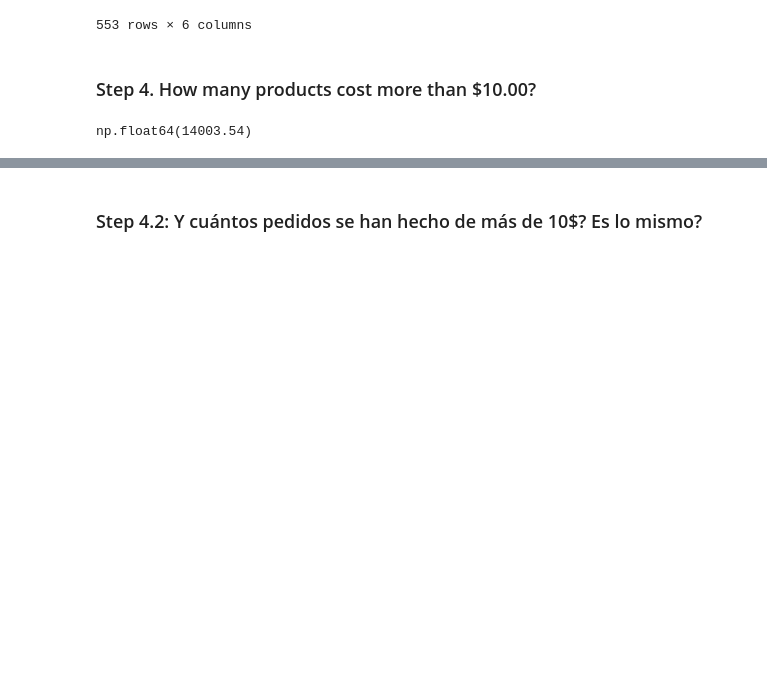
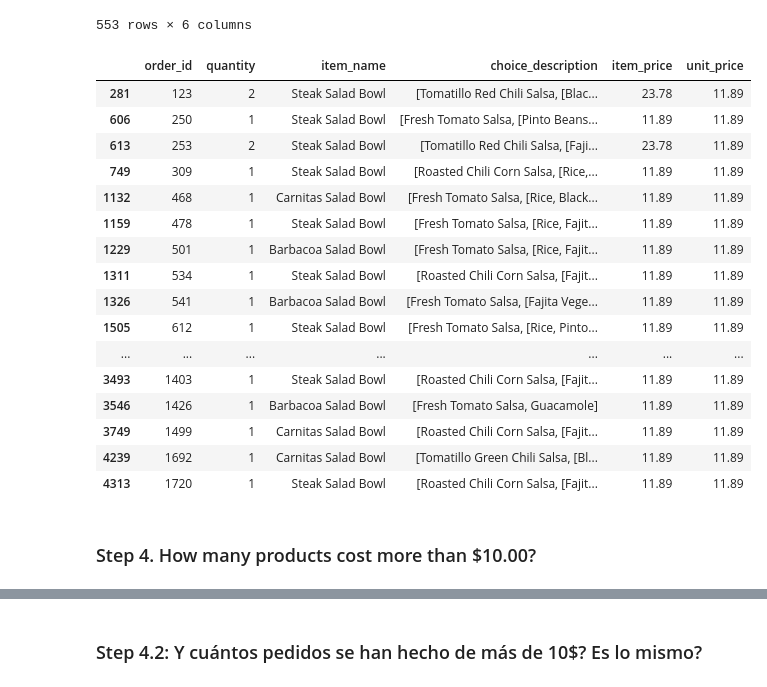
Before and after one commit to NagoreZuri/2503_dsft_thebridge_nagore, a Jupyter notebook: 2-Data_Analysis/2-Pandas/Practica/1-Chipotle/Chipotle.ipynb, the cells around one changed output, grey strips where cells are left out. Cells and saved outputs as stored; diff of their text form; code cells hidden in the pictures; blank space fills up the shorter version.

```diff
--- a/2-Data_Analysis/2-Pandas/Practica/1-Chipotle/Chipotle.ipynb
+++ b/2-Data_Analysis/2-Pandas/Practica/1-Chipotle/Chipotle.ipynb
@@ -248,5 +352,26 @@ chipo[chipo["item_name"]=="Chicken Burrito"]
 | 4566 | 1816 | 1 | Chicken Burrito | [Roasted Chili Corn Salsa, [Pinto... | 8.75 | 8.75 |
 | 4569 | 1817 | 1 | Chicken Burrito | [Fresh Tomato Salsa, [Fajita Vege... | 8.75 | 8.75 |
 553 rows × 6 columns
+# %%
+chipo[chipo["unit_price"] == chipo["unit_price"].max()]  #con el precio unitario hacemos una máscara en la que el unit_price
+#sea el preci máximo del unit_place
+# %% [output]
+|  | order_id | quantity | item_name | choice_description | item_price | unit_price |
+| 281 | 123 | 2 | Steak Salad Bowl | [Tomatillo Red Chili Salsa, [Blac... | 23.78 | 11.89 |
+| 606 | 250 | 1 | Steak Salad Bowl | [Fresh Tomato Salsa, [Pinto Beans... | 11.89 | 11.89 |
+| 613 | 253 | 2 | Steak Salad Bowl | [Tomatillo Red Chili Salsa, [Faji... | 23.78 | 11.89 |
+| 749 | 309 | 1 | Steak Salad Bowl | [Roasted Chili Corn Salsa, [Rice,... | 11.89 | 11.89 |
+| 1132 | 468 | 1 | Carnitas Salad Bowl | [Fresh Tomato Salsa, [Rice, Black... | 11.89 | 11.89 |
+| 1159 | 478 | 1 | Steak Salad Bowl | [Fresh Tomato Salsa, [Rice, Fajit... | 11.89 | 11.89 |
+| 1229 | 501 | 1 | Barbacoa Salad Bowl | [Fresh Tomato Salsa, [Rice, Fajit... | 11.89 | 11.89 |
+| 1311 | 534 | 1 | Steak Salad Bowl | [Roasted Chili Corn Salsa, [Fajit... | 11.89 | 11.89 |
+| 1326 | 541 | 1 | Barbacoa Salad Bowl | [Fresh Tomato Salsa, [Fajita Vege... | 11.89 | 11.89 |
+| 1505 | 612 | 1 | Steak Salad Bowl | [Fresh Tomato Salsa, [Rice, Pinto... | 11.89 | 11.89 |
+| ... | ... | ... | ... | ... | ... | ... |
+| 3493 | 1403 | 1 | Steak Salad Bowl | [Roasted Chili Corn Salsa, [Fajit... | 11.89 | 11.89 |
+| 3546 | 1426 | 1 | Barbacoa Salad Bowl | [Fresh Tomato Salsa, Guacamole] | 11.89 | 11.89 |
+| 3749 | 1499 | 1 | Carnitas Salad Bowl | [Roasted Chili Corn Salsa, [Fajit... | 11.89 | 11.89 |
+| 4239 | 1692 | 1 | Carnitas Salad Bowl | [Tomatillo Green Chili Salsa, [Bl... | 11.89 | 11.89 |
+| 4313 | 1720 | 1 | Steak Salad Bowl | [Roasted Chili Corn Salsa, [Fajit... | 11.89 | 11.89 |
 # %% [markdown]
 ### Step 4. How many products cost more than $10.00?
@@ -255,4 +377,0 @@ productos_mas_10 = chipo[chipo["item_price"]>10]["item_price"].sum()
-# %%
-productos_mas_10
-# %% [output]
-np.float64(14003.54)
```
Also changed, not shown: parts of 43 cells of this notebook, 9 other files.
